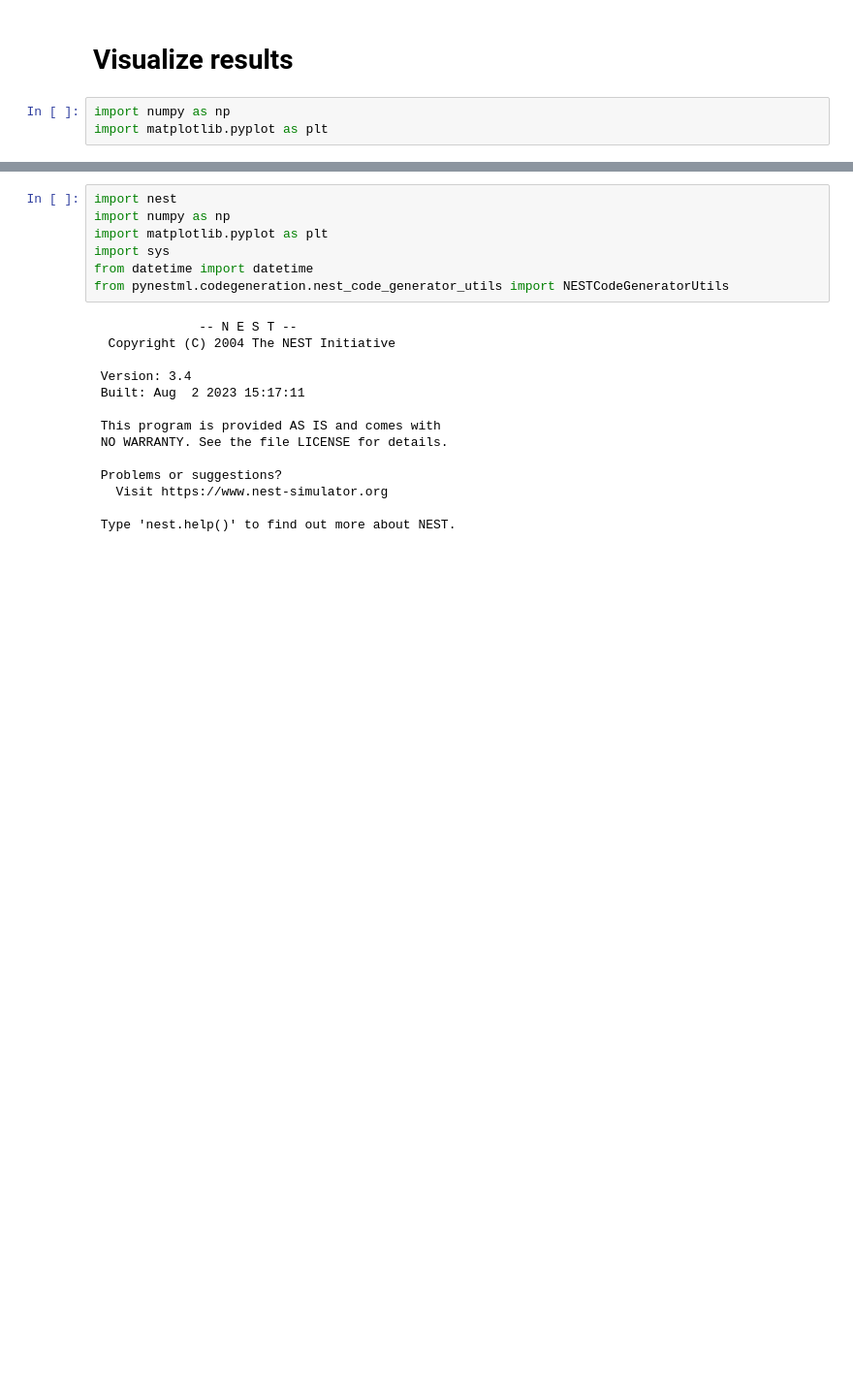
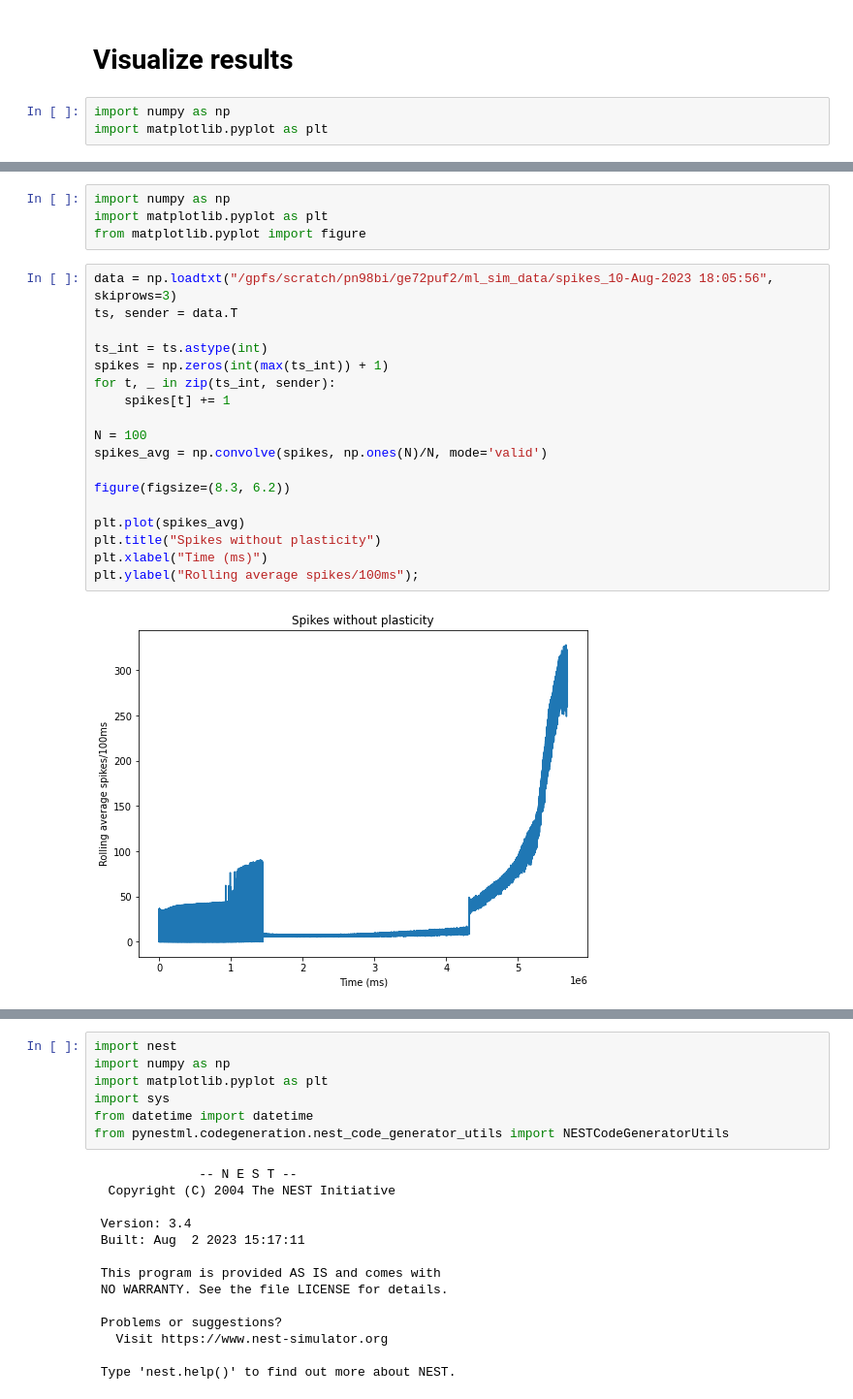
Before and after one commit to stefanches7/structfun, a Jupyter notebook: nest-plasticity-example.ipynb, the cells around one changed output, grey strips where cells are left out. Shown: that part at 97% size. Drawn from its saved outputs; the diff is of its cells as text; blank space fills up the shorter version.

```diff
--- a/nest-plasticity-example.ipynb
+++ b/nest-plasticity-example.ipynb
@@ -50,0 +76,24 @@ plt.plot(spikes)
+# %%
+import numpy as np
+import matplotlib.pyplot as plt
+from matplotlib.pyplot import figure
+# %%
+data = np.loadtxt("/gpfs/scratch/pn98bi/ge72puf2/ml_sim_data/spikes_10-Aug-2023 18:05:56", skiprows=3)
+ts, sender = data.T
+
+ts_int = ts.astype(int)
+spikes = np.zeros(int(max(ts_int)) + 1)
+for t, _ in zip(ts_int, sender):
+    spikes[t] += 1
+
+N = 100
+spikes_avg = np.convolve(spikes, np.ones(N)/N, mode='valid')
+
+figure(figsize=(8.3, 6.2))
+
+plt.plot(spikes_avg)
+plt.title("Spikes without plasticity")
+plt.xlabel("Time (ms)")
+plt.ylabel("Rolling average spikes/100ms");
+# %% [output]
+[figure, added]
```
Also changed, not shown: parts of 45 cells of this notebook, 1 other file.
